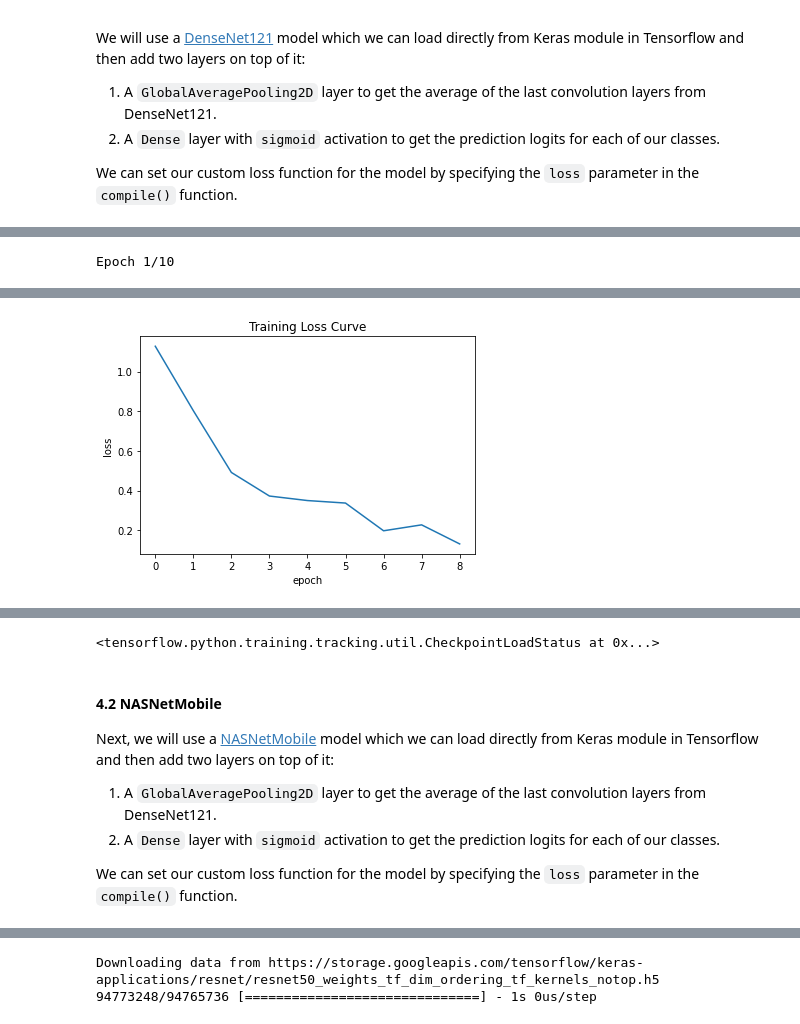
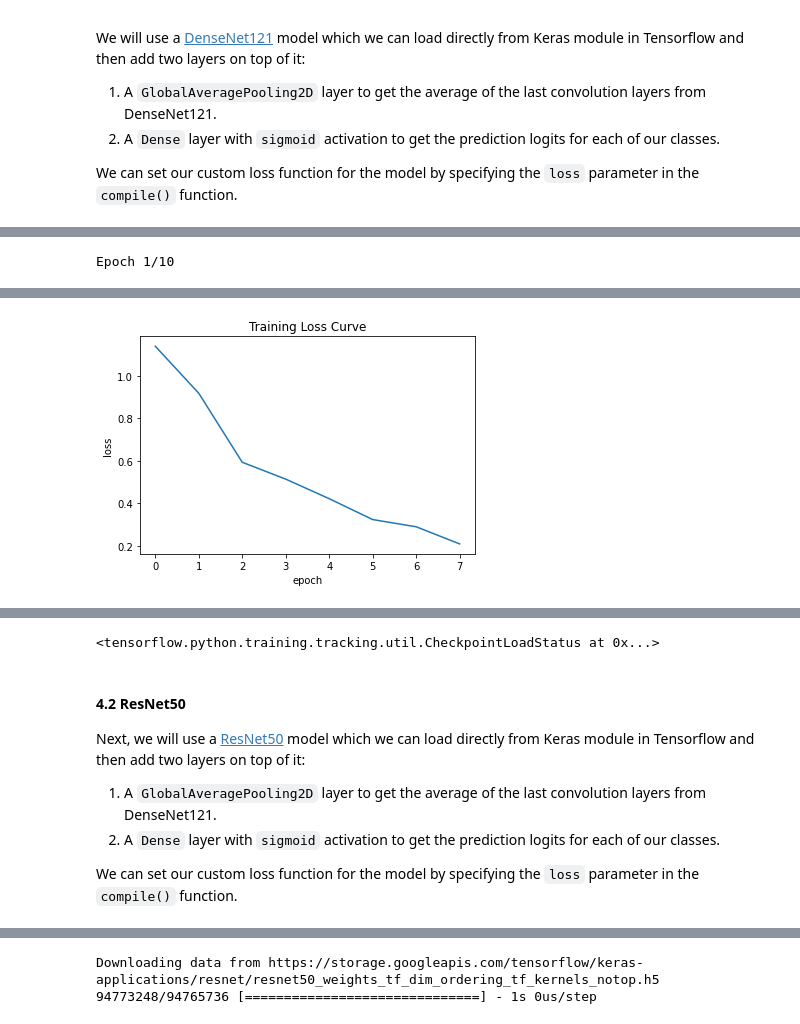
Before and after one commit to devendrasinghi/Covid-19-detection-from-X-Ray-Images-using-Deep-Learning, a Jupyter notebook: FinalYearProject_Final.ipynb, the cells around one changed output, grey strips where cells are left out. Saved outputs shown, nothing was run; the diff lists cells and outputs as text; code cells hidden in the pictures.

```diff
--- a/FinalYearProject_Final.ipynb
+++ b/FinalYearProject_Final.ipynb
@@ -511,7 +488,7 @@ Colocations handled automatically by placer.
 %%time
 checkpoint_filepath = '/content/drive/MyDrive/Project Data/checkpoint_2.0/DenseNet121/'
 model_checkpoint_callback = tf.keras.callbacks.ModelCheckpoint(filepath=checkpoint_filepath, save_best_only=True, save_weights_only=True)
-early_stopping = tf.keras.callbacks.EarlyStopping(restore_best_weights=True, patience=4, mode='min', monitor='val_loss', )
+early_stopping = tf.keras.callbacks.EarlyStopping(restore_best_weights=True, patience=3, mode='min', monitor='val_loss', )
 keras_callbacks = [model_checkpoint_callback, early_stopping]
 
 history = model_121.fit(train_generator, validation_data=valid_generator, steps_per_epoch=100, validation_steps=10, epochs=10, callbacks=keras_callbacks)
@@ -544 +519 @@ Epoch 9/10
-[figure, old version]
+[figure, new version]
@@ -551,8 +526,8 @@ model_121.load_weights(checkpoint_load)
 <tensorflow.python.training.tracking.util.CheckpointLoadStatus at 0x...>
 # %% [markdown]
 <a name='4-2'></a>
-#### 4.2 NASNetMobile
-Next, we will use a [NASNetMobile](https://www.kaggle.com/pytorch/nasnetmobile) model which we can load directly from Keras module in Tensorflow and then add two layers on top of it:
+#### 4.2 ResNet50
+Next, we will use a [ResNet50](https://www.kaggle.com/pytorch/resnet50) model which we can load directly from Keras module in Tensorflow and then add two layers on top of it:
 1. A `GlobalAveragePooling2D` layer to get the average of the last convolution layers from DenseNet121.
 2. A `Dense` layer with `sigmoid` activation to get the prediction logits for each of our classes.
 
```
Also changed, not shown: parts of 25 cells of this notebook.
